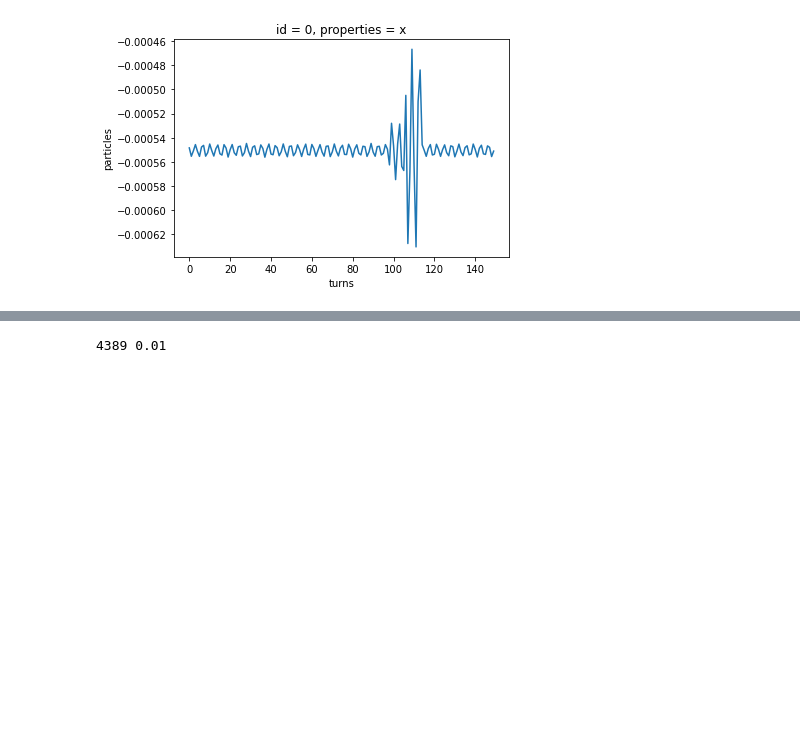
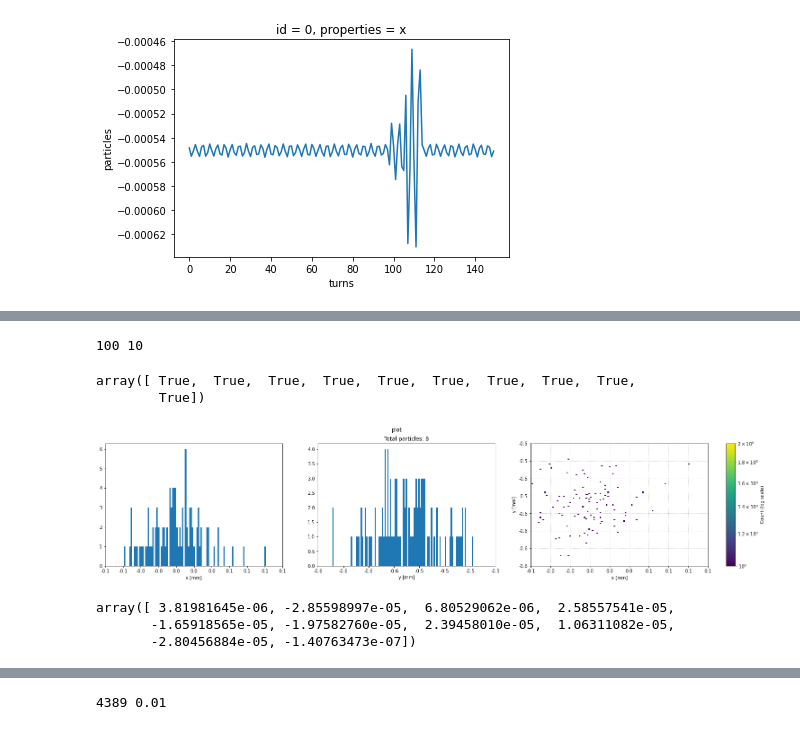
Before and after one commit to chiaramaccani/two_cryst_sim, a Jupyter notebook: Tests_notebook.ipynb, the cells around one changed output, grey strips where cells are left out. Saved outputs shown, nothing was run; the diff lists cells and outputs as text; code cells hidden in the pictures; blank space fills up the shorter version.

```diff
--- a/Tests_notebook.ipynb
+++ b/Tests_notebook.ipynb
@@ -486,0 +695,7 @@ new_df_part["particles"].to_xarray().loc[0, 'x'].plot()
+# %%
+
+with open('Outputdata/prova_pickle3.pkl', 'wb') as f:
+    pickle.dump(dictionary, f)
+
+with open('Outputdata/prova_pickle3.pkl', 'rb') as f:
+    loaded_dict = pickle.load(f)
@@ -486,0 +812,19 @@ new_df_part["particles"].to_xarray().loc[0, 'x'].plot()
+# %%
+a = TurnAnalysis()
+b = TurnAnalysis()
+# %%
+pickle_list = ['Outputdata/prova_pickle2.pkl' , 'Outputdata/prova_pickle3.pkl']
+# %%
+a.load(pickle_list)
+b.load('Outputdata/prova_pickle2.pkl')
+# %%
+print(a.npart, a.nturns)
+a.data_dict['x'][0] == mon2.x[0]
+# %% [output]
+100 10
+array([ True,  True,  True,  True,  True,  True,  True,  True,  True,
+        True])
+# %%
+a.plot_distributions_at_turn(0)
+# %% [output]
+[figure, added]
@@ -486,0 +836,6 @@ new_df_part["particles"].to_xarray().loc[0, 'x'].plot()
+# %%
+mon2.x[0]
+# %% [output]
+array([ 3.81981645e-06, -2.85598997e-05,  6.80529062e-06,  2.58557541e-05,
+       -1.65918565e-05, -1.97582760e-05,  2.39458010e-05,  1.06311082e-05,
+       -2.80456884e-05, -1.40763473e-07])
```
Also changed, not shown: parts of 53 cells of this notebook, 5 other files.
